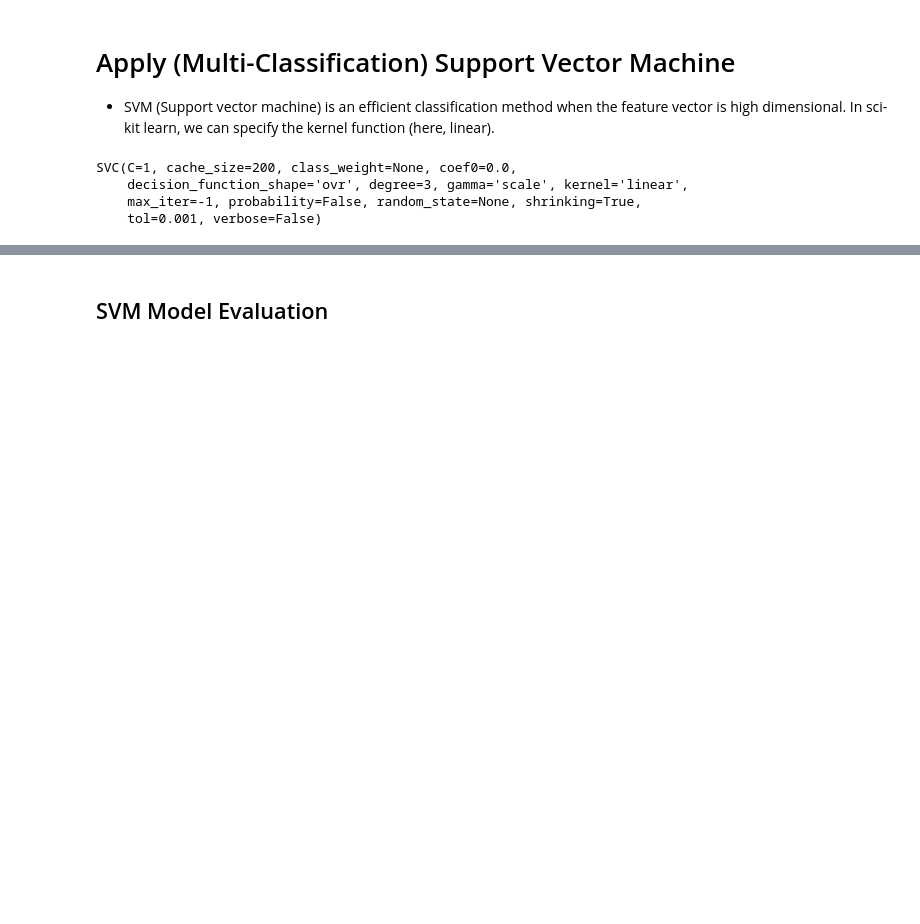
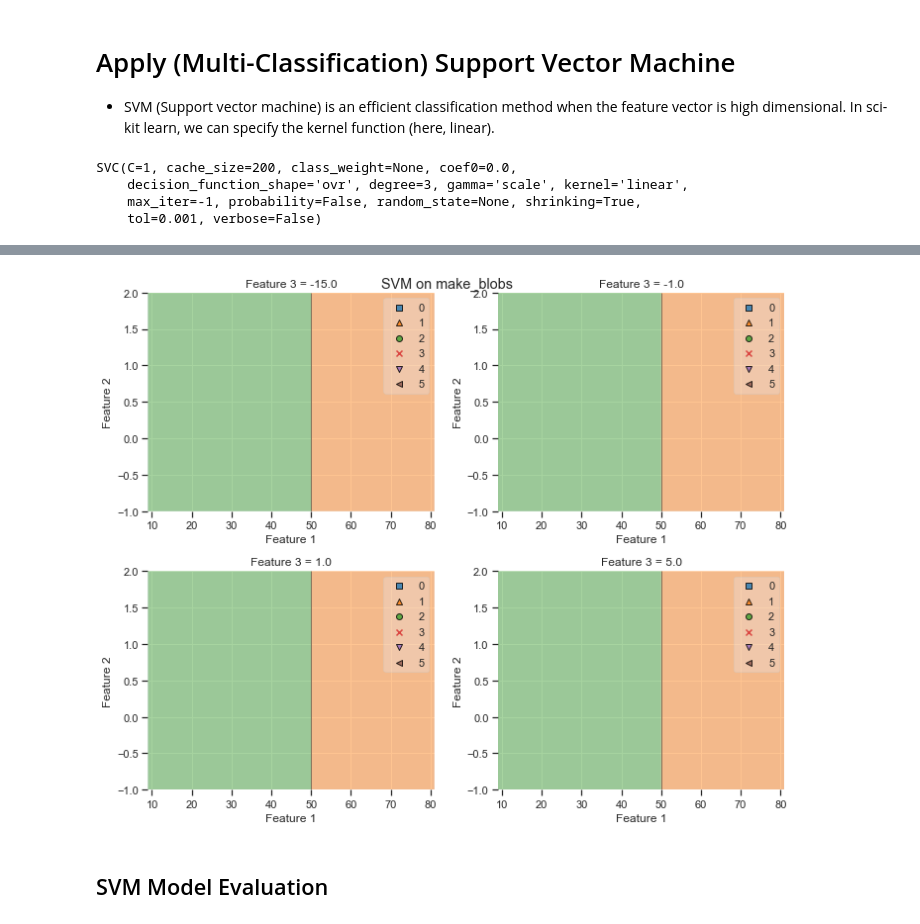
Before and after one commit to Andre-Williams22/Acumeal, a Jupyter notebook: data-science/Decision-Tree-Classifier-Mealplan.ipynb, the cells around one changed output, grey strips where cells are left out. Cells and saved outputs as stored; diff of their text form; code cells hidden in the pictures; blank space fills up the shorter version.

```diff
--- a/data-science/Decision-Tree-Classifier-Mealplan.ipynb
+++ b/data-science/Decision-Tree-Classifier-Mealplan.ipynb
@@ -327,3 +365,25 @@ SVC(C=1, cache_size=200, class_weight=None, coef0=0.0,
+# %%
+# Plotting decision regions
+fig, axarr = plt.subplots(2, 2, figsize=(10,8), sharex=True, sharey=True)
+feature_values = {i:1 for i in range(1, 10)}
+feature_width = {i:1 for i in range(1, 10)}
+values = [-15.0, -1.0, 1.0,5.0, 30.0]
+
+for value, ax in zip(values, axarr.flat):
+    plot_decision_regions(X_train.values, y_train.values, clf=svm,
+                          filler_feature_values=feature_values,
+                          filler_feature_ranges=feature_width,
+                           ax=ax)
+    ax.set_xlabel('Feature 1')
+    ax.set_ylabel('Feature 2')
+    ax.set_title('Feature 3 = {}'.format(value))
+
+# Adding axes annotations
+fig.suptitle('SVM on make_blobs')
+plt.tight_layout()
+plt.show()
+# %% [output]
+[figure, added]
 # %% [markdown]
 ## SVM Model Evaluation
 # %%
```
Also changed, not shown: parts of 38 cells of this notebook, 5 other files.
